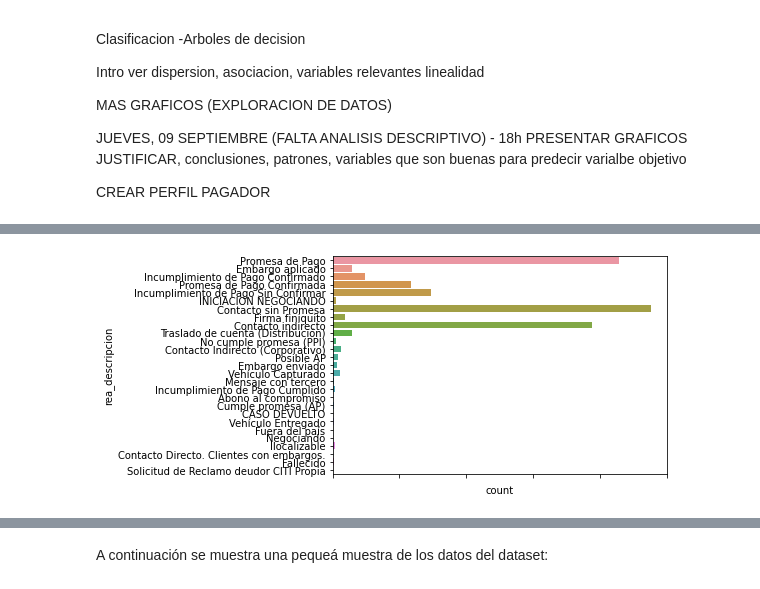
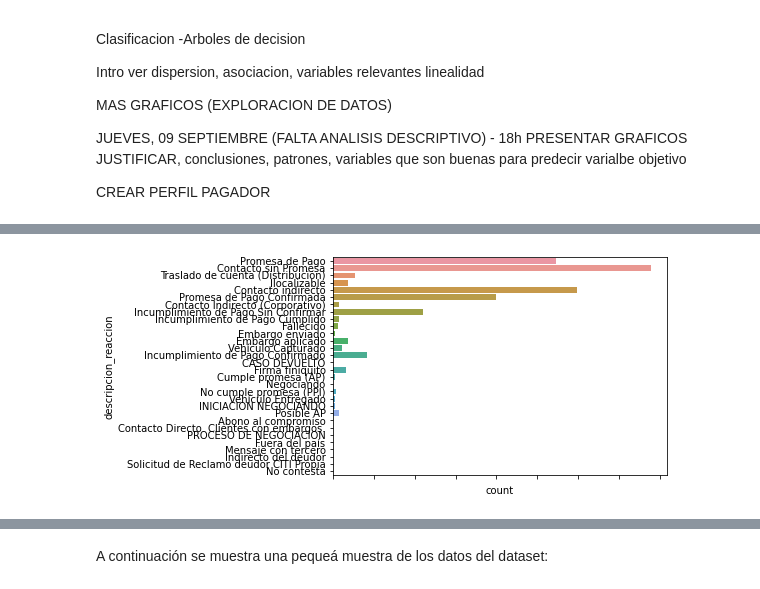
Before and after one commit to JoseDiego101/IMMUNE, a Jupyter notebook: capstone.ipynb, the cells around one changed output, grey strips where cells are left out. Saved outputs shown, nothing was run; the diff lists cells and outputs as text; code cells hidden in the pictures.

```diff
--- a/capstone.ipynb
+++ b/capstone.ipynb
@@ -955,2 +997,0 @@ time: 342 ms (started: 2021-09-03 18:24:26 +00:00)
-# %%
-df_7 = df_6.query("Recuperable == 'Si'")
@@ -959,2 +997,0 @@ time: 26.2 ms (started: 2021-09-03 19:54:41 +00:00)
-# %%
-df_8 = df_6.query("Recuperable == 'No'").sample(17467)
@@ -973,6 +1008,6 @@ time: 32.4 ms (started: 2021-09-03 20:14:49 +00:00)
 # %%
 #count_plot(df2.PRO_DESCRIPCION, None, df2, 'Frecuencia de origen de deuda', 'Origen de deuda', 'Count', 0.15, 14)
-ax = sns.countplot(y = df_9['rea_descripcion'], data = df_9)
+ax = sns.countplot(y = df_9['descripcion_reaccion'], data = df_9)
 ax.set_xticklabels(ax.get_xticklabels(), rotation = 90);
 # %% [output]
-[figure, old version]
+[figure, new version]
```
Also changed, not shown: parts of 162 cells of this notebook.
